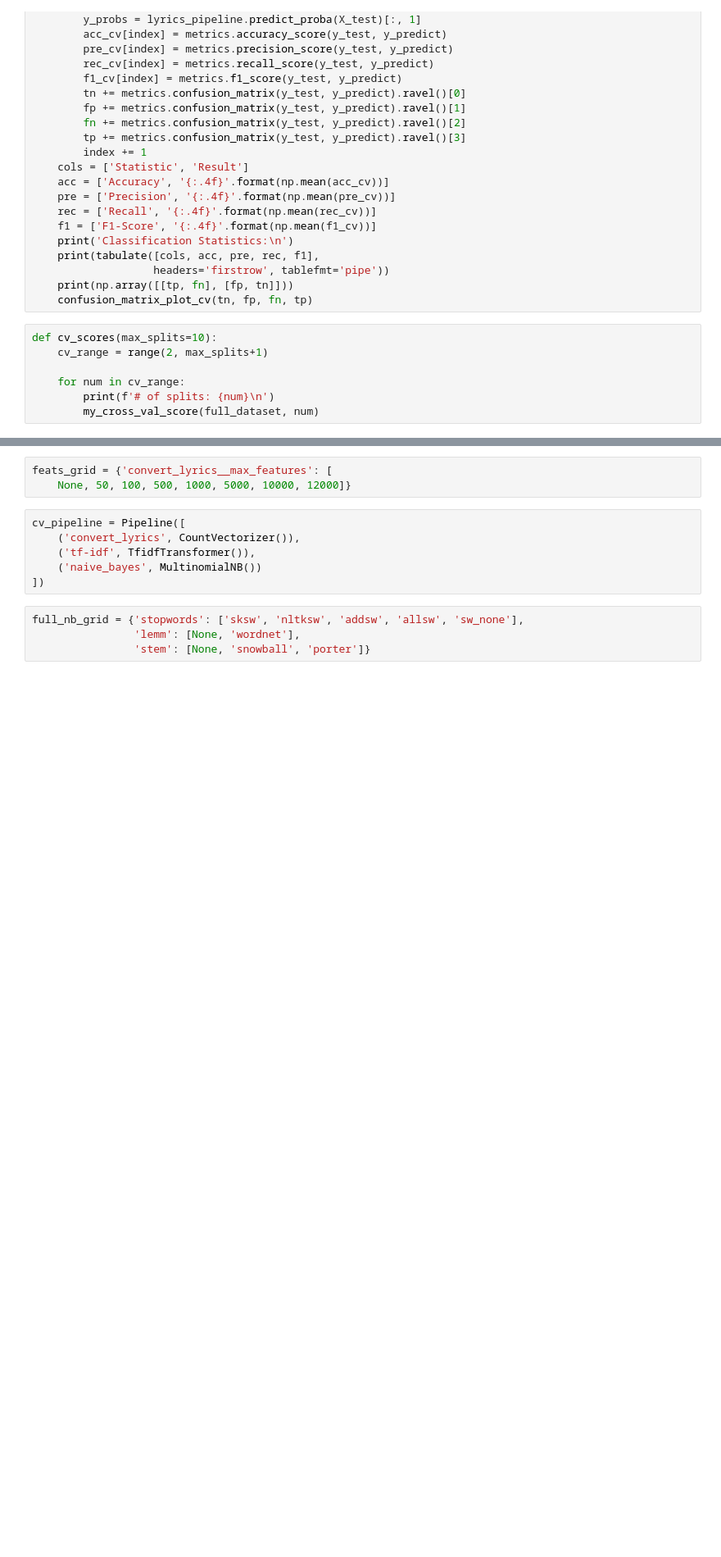
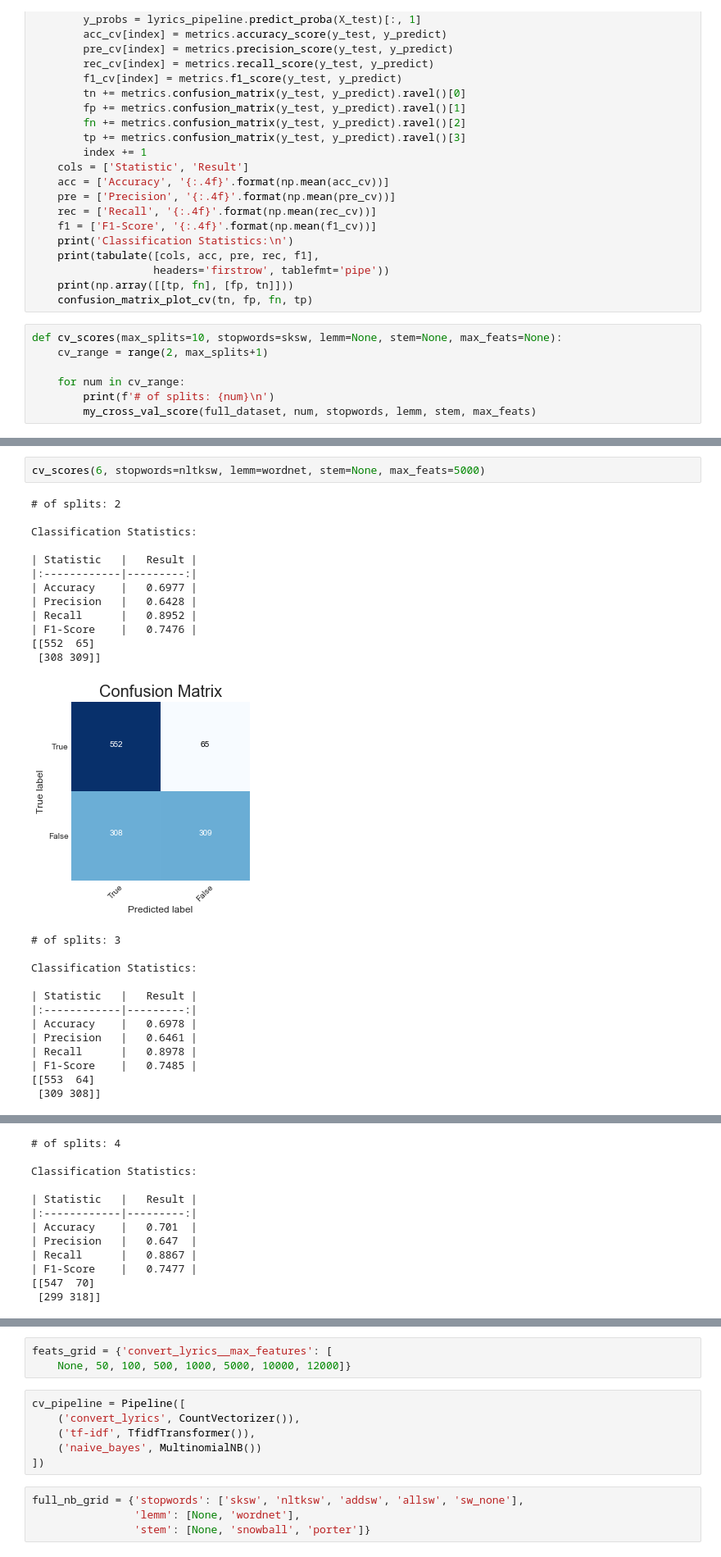
Before and after one commit to phottovy/capstone-1, a Jupyter notebook: notebooks/cv_gridsearch.ipynb, the cells around one changed output, grey strips where cells are left out. Shown: that part at 82% size. Drawn from its saved outputs; the diff is of its cells as text; blank space fills up the shorter version.

```diff
--- a/notebooks/cv_gridsearch.ipynb
+++ b/notebooks/cv_gridsearch.ipynb
@@ -149,10 +149,10 @@ def my_cross_val_score(dataset, num_folds=3, stopwords=sksw, lemm=None, stem=Non
     print(np.array([[tp, fn], [fp, tn]]))
     confusion_matrix_plot_cv(tn, fp, fn, tp)
 # %%
-def cv_scores(max_splits=10):
+def cv_scores(max_splits=10, stopwords=sksw, lemm=None, stem=None, max_feats=None):
     cv_range = range(2, max_splits+1)
 
     for num in cv_range:
         print(f'# of splits: {num}\n')
-        my_cross_val_score(full_dataset, num)
+        my_cross_val_score(full_dataset, num, stopwords, lemm, stem, max_feats)
 # %%
@@ -239,0 +226,28 @@ Classification Statistics:
+# %%
+cv_scores(6, stopwords=nltksw, lemm=wordnet, stem=None, max_feats=5000)
+# %% [output]
+# of splits: 2
+
+Classification Statistics:
+
+| Statistic   |   Result |
+|:------------|---------:|
+| Accuracy    |   0.6977 |
+| Precision   |   0.6428 |
+| Recall      |   0.8952 |
+| F1-Score    |   0.7476 |
+[[552  65]
+ [308 309]]
+[figure, added]
+# of splits: 3
+
+Classification Statistics:
+
+| Statistic   |   Result |
+|:------------|---------:|
+| Accuracy    |   0.6978 |
+| Precision   |   0.6461 |
+| Recall      |   0.8978 |
+| F1-Score    |   0.7485 |
+[[553  64]
+ [309 308]]
@@ -239,0 +255,12 @@ Classification Statistics:
+# of splits: 4
+
+Classification Statistics:
+
+| Statistic   |   Result |
+|:------------|---------:|
+| Accuracy    |   0.701  |
+| Precision   |   0.647  |
+| Recall      |   0.8867 |
+| F1-Score    |   0.7477 |
+[[547  70]
+ [299 318]]
```
Also changed, not shown: parts of 4 cells of this notebook, 2 other files.
